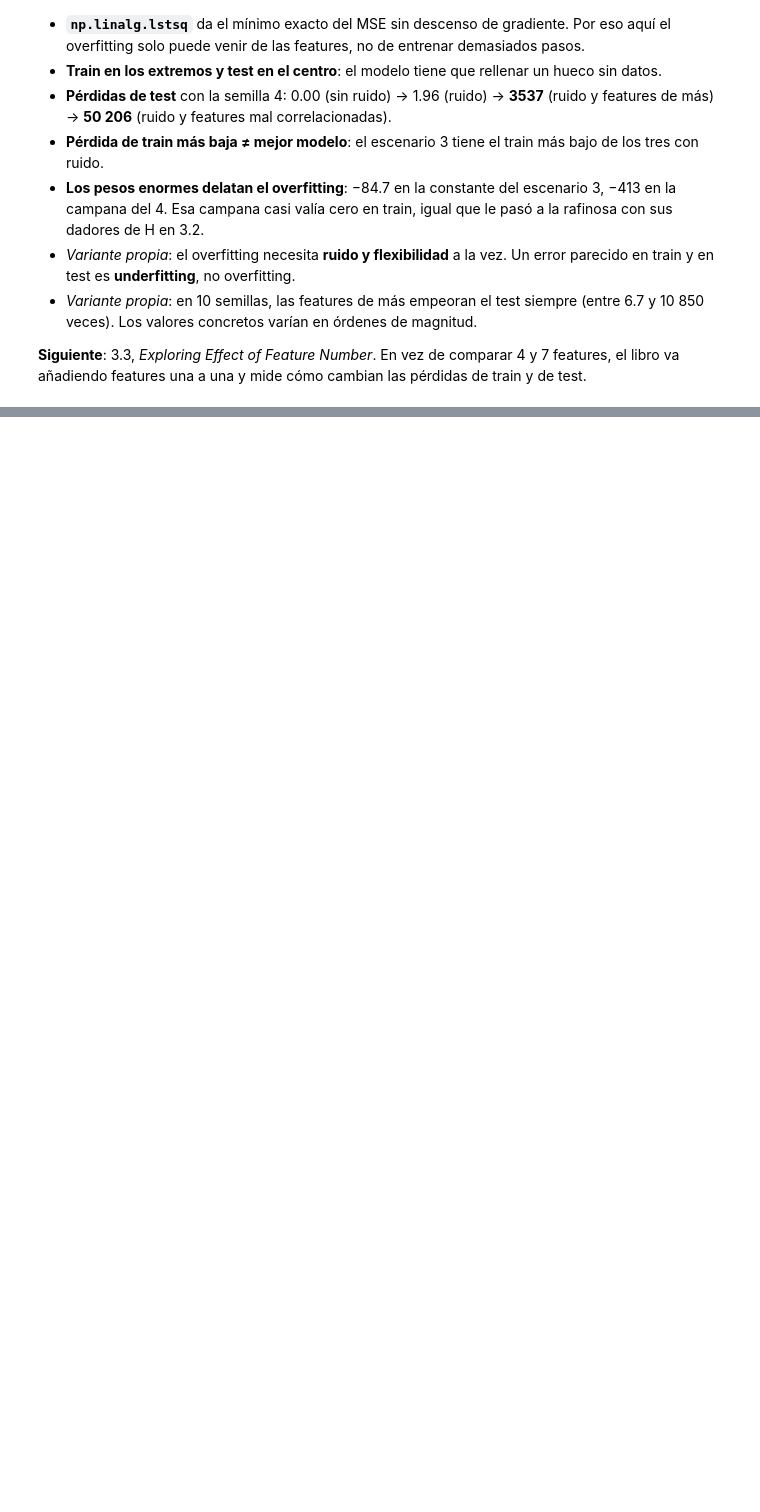
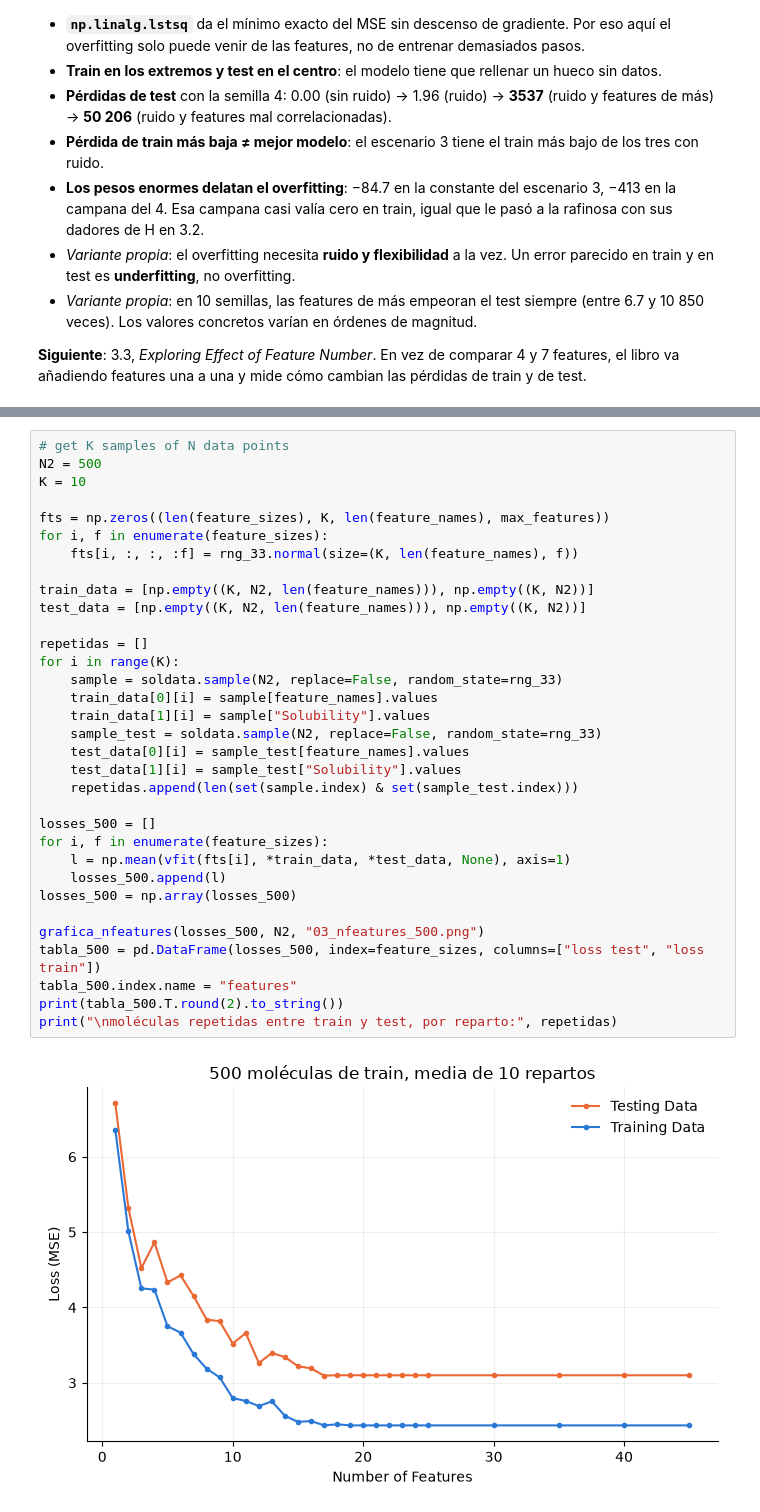
Before and after one commit to alexhrehoret/dmol-study-notes, a Jupyter notebook: notebooks/03_regresion.ipynb, the cells around one changed output, grey strips where cells are left out. Cells and saved outputs as stored; diff of their text form; blank space fills up the shorter version.

```diff
--- a/notebooks/03_regresion.ipynb
+++ b/notebooks/03_regresion.ipynb
@@ -1228,0 +1442,35 @@ añadiendo features una a una y mide cómo cambian las pérdidas de train y de t
+# %%
+# get K samples of N data points
+N2 = 500
+K = 10
+
+fts = np.zeros((len(feature_sizes), K, len(feature_names), max_features))
+for i, f in enumerate(feature_sizes):
+    fts[i, :, :, :f] = rng_33.normal(size=(K, len(feature_names), f))
+
+train_data = [np.empty((K, N2, len(feature_names))), np.empty((K, N2))]
+test_data = [np.empty((K, N2, len(feature_names))), np.empty((K, N2))]
+
+repetidas = []
+for i in range(K):
+    sample = soldata.sample(N2, replace=False, random_state=rng_33)
+    train_data[0][i] = sample[feature_names].values
+    train_data[1][i] = sample["Solubility"].values
+    sample_test = soldata.sample(N2, replace=False, random_state=rng_33)
+    test_data[0][i] = sample_test[feature_names].values
+    test_data[1][i] = sample_test["Solubility"].values
+    repetidas.append(len(set(sample.index) & set(sample_test.index)))
+
+losses_500 = []
+for i, f in enumerate(feature_sizes):
+    l = np.mean(vfit(fts[i], *train_data, *test_data, None), axis=1)
+    losses_500.append(l)
+losses_500 = np.array(losses_500)
+
+grafica_nfeatures(losses_500, N2, "03_nfeatures_500.png")
+tabla_500 = pd.DataFrame(losses_500, index=feature_sizes, columns=["loss test", "loss train"])
+tabla_500.index.name = "features"
+print(tabla_500.T.round(2).to_string())
+print("\nmoléculas repetidas entre train y test, por reparto:", repetidas)
+# %% [output]
+[figure, added]
```
Also changed, not shown: parts of 25 cells of this notebook, 1 other file.
